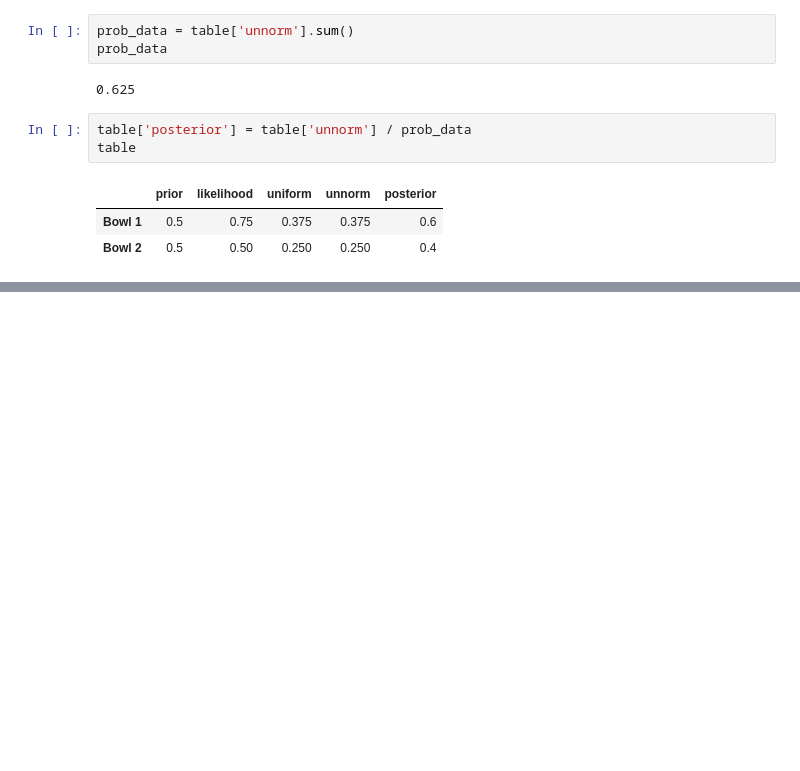
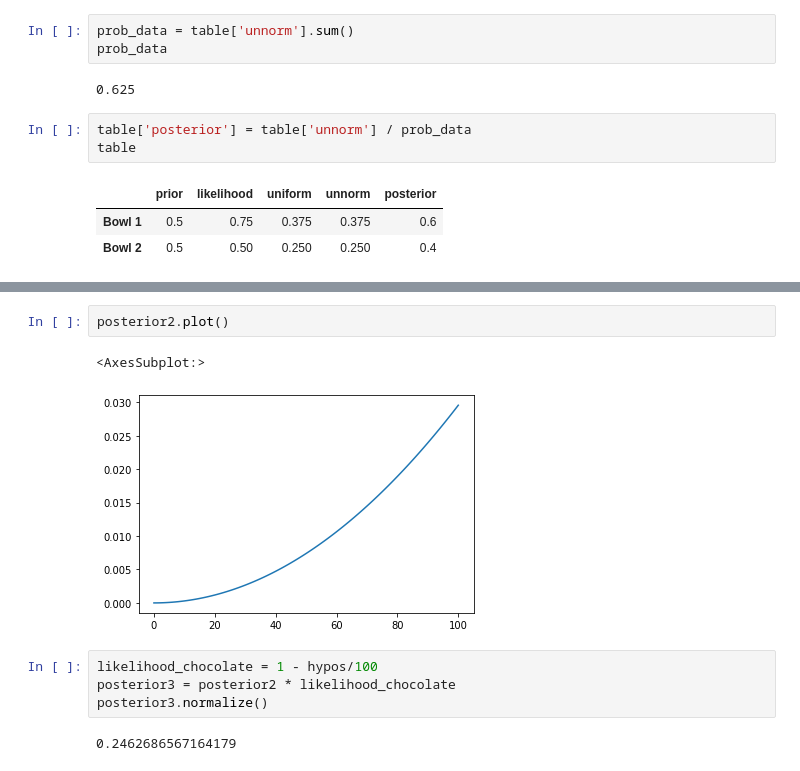
Before and after one commit to danhphan/dive-into-ml, a Jupyter notebook: 50_bayes_cookie.ipynb, the cells around one changed output, grey strips where cells are left out. Drawn from its saved outputs; the diff is of its cells as text; blank space fills up the shorter version.

```diff
--- a/50_bayes_cookie.ipynb
+++ b/50_bayes_cookie.ipynb
@@ -38,0 +146,11 @@ table
+# %%
+posterior2.plot()
+# %% [output]
+<AxesSubplot:>
+[figure, added]
+# %%
+likelihood_chocolate = 1 - hypos/100
+posterior3 = posterior2 * likelihood_chocolate
+posterior3.normalize()
+# %% [output]
+0.2462686567164179
```
Also changed, not shown: parts of 20 cells of this notebook.
